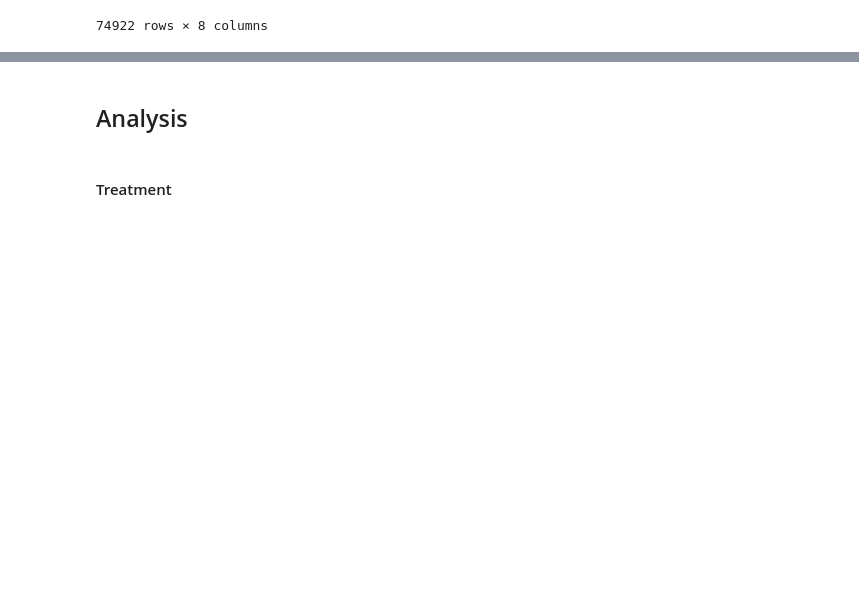
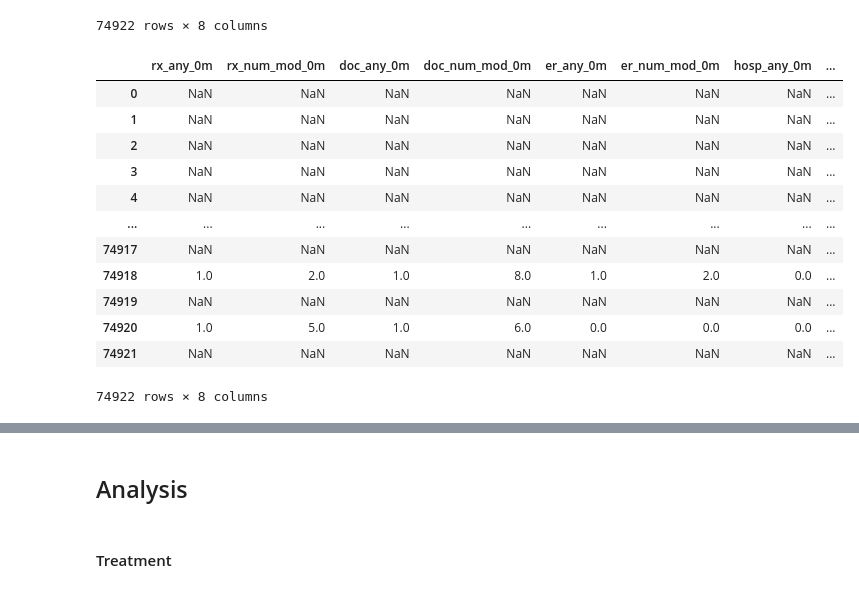
Before and after one commit to Yasmineouattara/ML_for_Econ_Final_Project, a Jupyter notebook: Notebook_Tim.ipynb, the cells around one changed output, grey strips where cells are left out. Drawn from its saved outputs; the diff is of its cells as text; code cells hidden in the pictures; blank space fills up the shorter version.

```diff
--- a/Notebook_Tim.ipynb
+++ b/Notebook_Tim.ipynb
@@ -252,4 +285,20 @@ df_filtered[['rx_any_12m', 'rx_num_mod_12m', 'doc_any_12m', 'doc_num_mod_12m', '
 | 74921 | NaN | NaN | NaN | NaN | NaN | NaN | NaN | ... |
 74922 rows × 8 columns
 # %%
-df_filtered[['treatment','applied_app','approved_app']]
+# Health care utilization outcome 0
+
+df_filtered[['rx_any_0m', 'rx_num_mod_0m', 'doc_any_0m', 'doc_num_mod_0m', 'er_any_0m', 'er_num_mod_0m', 'hosp_any_0m' , 'hosp_num_mod_0m']]
+# %% [output]
+|  | rx_any_0m | rx_num_mod_0m | doc_any_0m | doc_num_mod_0m | er_any_0m | er_num_mod_0m | hosp_any_0m | ... |
+| 0 | NaN | NaN | NaN | NaN | NaN | NaN | NaN | ... |
+| 1 | NaN | NaN | NaN | NaN | NaN | NaN | NaN | ... |
+| 2 | NaN | NaN | NaN | NaN | NaN | NaN | NaN | ... |
+| 3 | NaN | NaN | NaN | NaN | NaN | NaN | NaN | ... |
+| 4 | NaN | NaN | NaN | NaN | NaN | NaN | NaN | ... |
+| ... | ... | ... | ... | ... | ... | ... | ... | ... |
+| 74917 | NaN | NaN | NaN | NaN | NaN | NaN | NaN | ... |
+| 74918 | 1.0 | 2.0 | 1.0 | 8.0 | 1.0 | 2.0 | 0.0 | ... |
+| 74919 | NaN | NaN | NaN | NaN | NaN | NaN | NaN | ... |
+| 74920 | 1.0 | 5.0 | 1.0 | 6.0 | 0.0 | 0.0 | 0.0 | ... |
+| 74921 | NaN | NaN | NaN | NaN | NaN | NaN | NaN | ... |
+74922 rows × 8 columns
```
Also changed, not shown: parts of 30 cells of this notebook.
